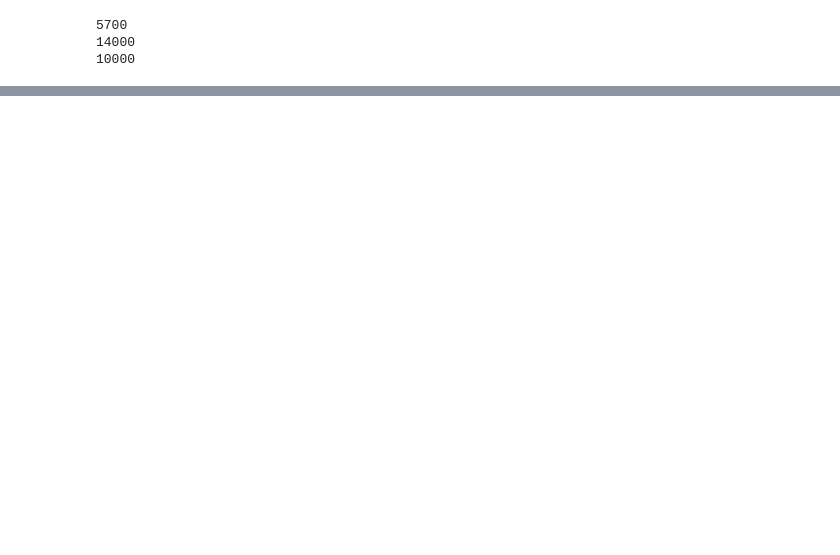
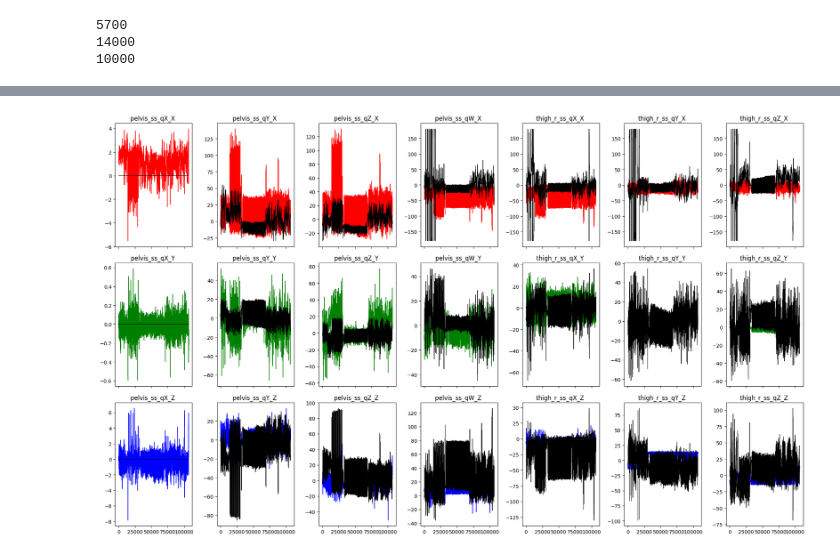
Before and after one commit to cshahIHMC/deepPhase-based-work, a Jupyter notebook: combine_csv.ipynb, the cells around one changed output, grey strips where cells are left out. Drawn from its saved outputs; the diff is of its cells as text; code cells hidden in the pictures; blank space fills up the shorter version.

```diff
--- a/combine_csv.ipynb
+++ b/combine_csv.ipynb
@@ -86,0 +221,95 @@ combined_df_validate.to_csv(csv_write_validate, index=False)
+# %%
+#################### FUnction to plot all the quaternion data ################
+
+import matplotlib.pyplot as plt
+import numpy as np
+import pandas as pd
+from scipy.spatial.transform import Rotation as R
+
+def normalize_np_quat(q):
+    # Assume preds is your (50000, 7, 4) array of quaternions
+    norm = np.linalg.norm(q, axis=-1, keepdims=True)  # shape: (50000, 7, 1)
+
+    # Avoid divide-by-zero
+    norm[norm == 0] = 1.0
+
+    # Normalize
+    q_norm = q / norm
+
+    return q_norm
+
+def joint_angle_calculator(np_array):
+
+    euler_angles = np.zeros((np_array.shape[0] , np_array.shape[1] // 4, 3))
+
+    for i in range(np_array.shape[0]):
+        for j in range(0, np_array.shape[1], 4):
+
+            q = np_array[i, j:j+4]
+            r = R.from_quat(q)
+            euler = r.as_euler('xyz', degrees=True)
+            euler_angles[i, j//4, :] = euler
+
+    return euler_angles
+
+df = pd.read_csv("/home/cshah/workspaces/deepPhase based work/Data/Full Training - Gyro + Joint Angles/Quat_Sub2_train.csv")
+
+ss_df = df.iloc[:, 0:28]
+cap_df = df.iloc[:, 28:56]
+
+
+ss_angles = joint_angle_calculator( normalize_np_quat(ss_df.to_numpy()) )
+cap_angles = joint_angle_calculator( normalize_np_quat(cap_df.to_numpy()) )
+
+
+
+
+fig, axes = plt.subplots(cap_angles.shape[2], 7, figsize=(20,12), sharex=True)
+
+joints = ss_df.columns
+
+for i in range(cap_angles.shape[1]):
+
+        # for j in range(len(pred_euler_angles)):
+        #     sum = pred_euler_angles[j,i,0] ** 2 + pred_euler_angles[j,i,1] ** 2 + pred_euler_angles[j,i,2] ** 2 + pred_euler_angles[j,i,3] ** 2
+        #     sum2 = ground_truth_euler_angles[j,i,0] ** 2 + ground_truth_euler_angles[j,i,1] ** 2 + ground_truth_euler_angles[j,i,2] ** 2 + ground_truth_euler_angles[j,i,3] ** 2
+
+            # print("Sum 1: ", sum)
+            # print("Sum 2: ", sum2)
+
+        # Combine to compute display-centered y-axis limits
+        combined = np.concatenate([cap_angles, ss_angles], axis=0)  # shape (2N, 3)
+
+
+        axes[0,i].plot( cap_angles[:,i,0], linewidth=1, color="red")
+        axes[0,i].plot( ss_angles[:,i,0], linewidth=0.75, color="black")
+        axes[0,i].set_title(joints[i] + "_X ")
+
+
+        axes[1,i].plot( cap_angles[:,i,1], linewidth=1, color="green")
+        axes[1,i].plot( ss_angles[:,i,1], linewidth=0.75, color="black")
+        axes[1,i].set_title(joints[i] + "_Y ")
+
+        axes[2,i].plot( cap_angles[:,i,2], linewidth=1, color="blue")
+        axes[2,i].plot( ss_angles[:,i,2], linewidth=0.75, color="black")
+        axes[2,i].set_title(joints[i] + "_Z ")
+
+        # if pred_euler_angles.shape[2] >= 4:
+        #     for k in range(3, pred_euler_angles.shape[2]):
+        #         axes[k,i].plot( pred_euler_angles[:,i,k], linewidth=1, color="blue")
+        #         axes[k,i].plot( ground_truth_euler_angles[:,i,k], linewidth=0.75, color="black")
+
+
+        #         axes[k,i].set_title(joints[i] + "_W ")
+
+
+        # axes[0,i].set_ylim(-1.5,1.5)
+        # axes[1,i].set_ylim(-1.5,1.5)
+        # axes[2,i].set_ylim(-1.5,1.5)
+
+plt.tight_layout()
+    # plt.savefig(plot_save_name, dpi=300, bbox_inches='tight')
+    # plt.close()
+plt.show()
+# %% [output]
+[figure, added]
```
Also changed, not shown: parts of 3 cells of this notebook, 9 other files.
